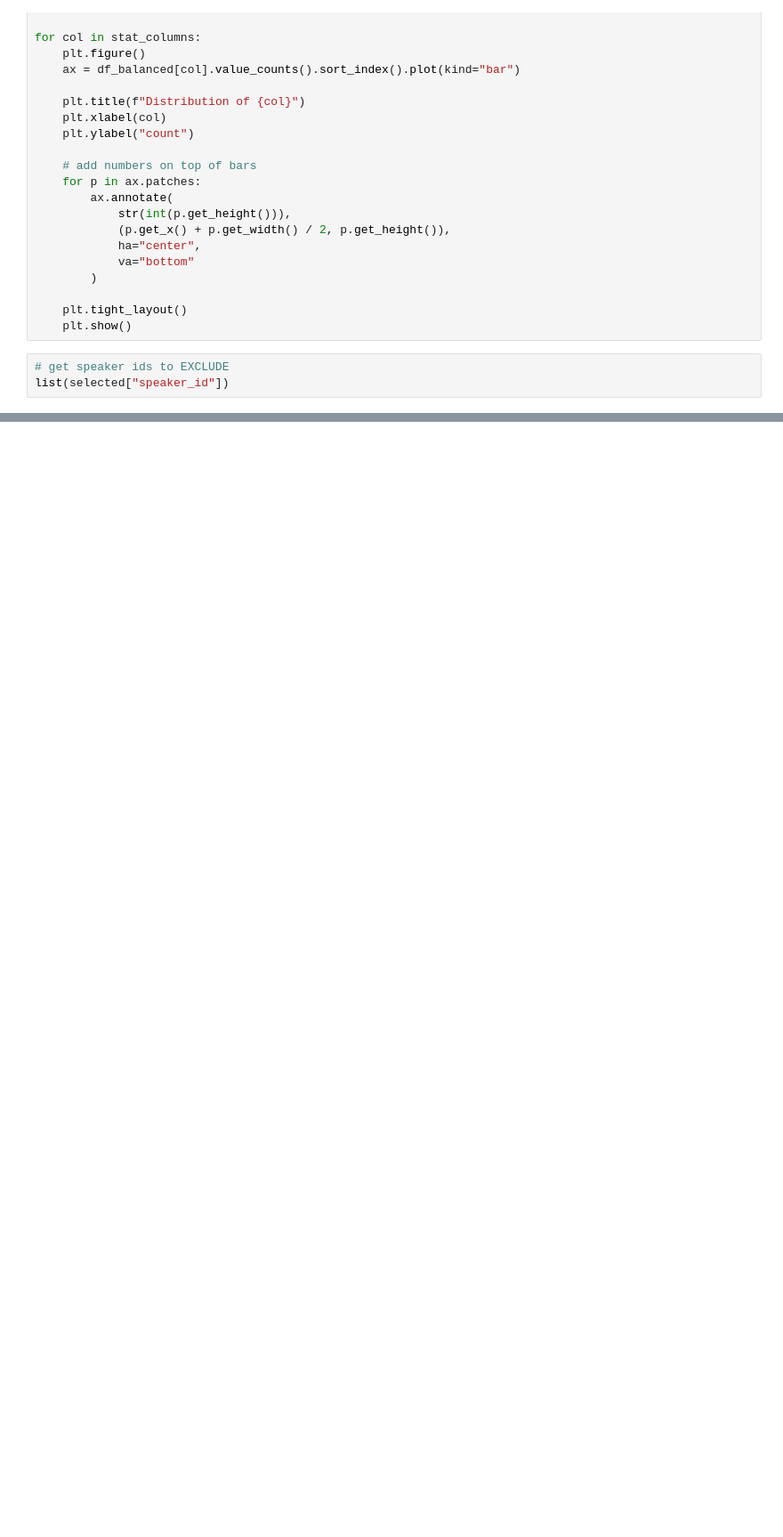
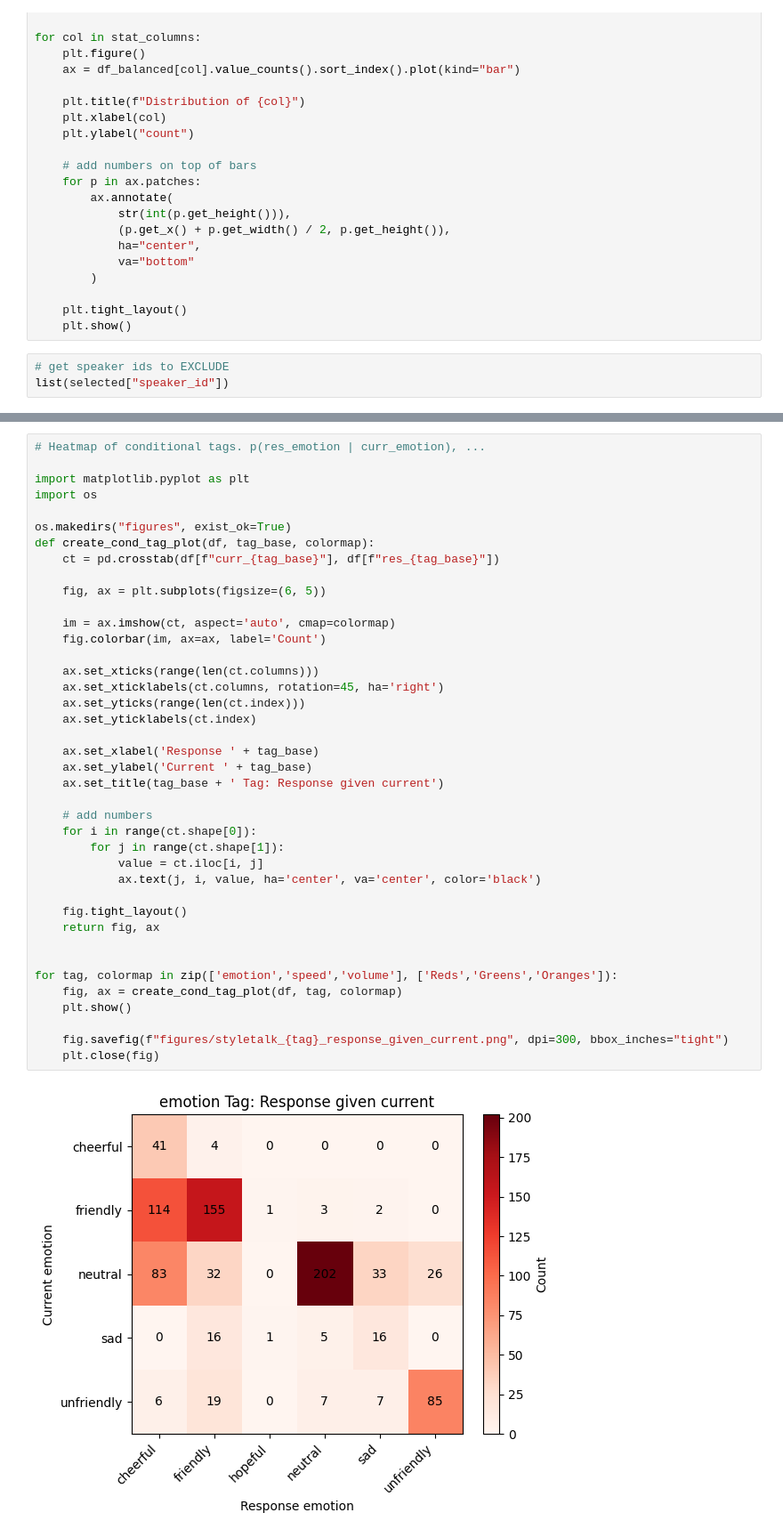
Before and after one commit to JackMclaughlin424/ms-capstone-TTS-natlang-styleprompts, a Jupyter notebook: src/eda/distribution_analysis.ipynb, the cells around one changed output, grey strips where cells are left out. Shown at 89% size. Cells and saved outputs as stored; diff of their text form; blank space fills up the shorter version.

```diff
--- a/src/eda/distribution_analysis.ipynb
+++ b/src/eda/distribution_analysis.ipynb
@@ -115,0 +268,42 @@ list(selected["speaker_id"])
+# %%
+# Heatmap of conditional tags. p(res_emotion | curr_emotion), ...
+
+import matplotlib.pyplot as plt
+import os
+
+os.makedirs("figures", exist_ok=True)
+def create_cond_tag_plot(df, tag_base, colormap):
+    ct = pd.crosstab(df[f"curr_{tag_base}"], df[f"res_{tag_base}"])
+
+    fig, ax = plt.subplots(figsize=(6, 5))
+
+    im = ax.imshow(ct, aspect='auto', cmap=colormap)
+    fig.colorbar(im, ax=ax, label='Count')
+
+    ax.set_xticks(range(len(ct.columns)))
+    ax.set_xticklabels(ct.columns, rotation=45, ha='right')
+    ax.set_yticks(range(len(ct.index)))
+    ax.set_yticklabels(ct.index)
+
+    ax.set_xlabel('Response ' + tag_base)
+    ax.set_ylabel('Current ' + tag_base)
+    ax.set_title(tag_base + ' Tag: Response given current')
+
+    # add numbers
+    for i in range(ct.shape[0]):
+        for j in range(ct.shape[1]):
+            value = ct.iloc[i, j]
+            ax.text(j, i, value, ha='center', va='center', color='black')
+
+    fig.tight_layout()
+    return fig, ax
+
+
+for tag, colormap in zip(['emotion','speed','volume'], ['Reds','Greens','Oranges']):
+    fig, ax = create_cond_tag_plot(df, tag, colormap)
+    plt.show()
+
+    fig.savefig(f"figures/styletalk_{tag}_response_given_current.png", dpi=300, bbox_inches="tight")
+    plt.close(fig)
+# %% [output]
+[figure, added]
```
Also changed, not shown: parts of 10 cells of this notebook, 2 other files.
